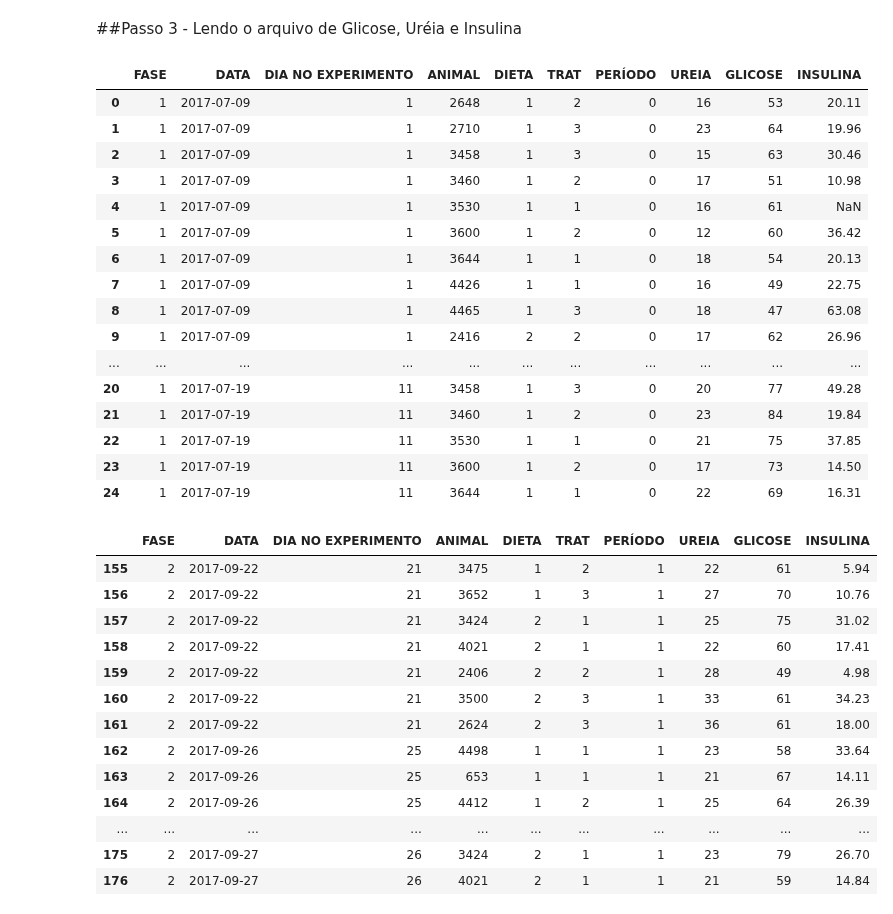
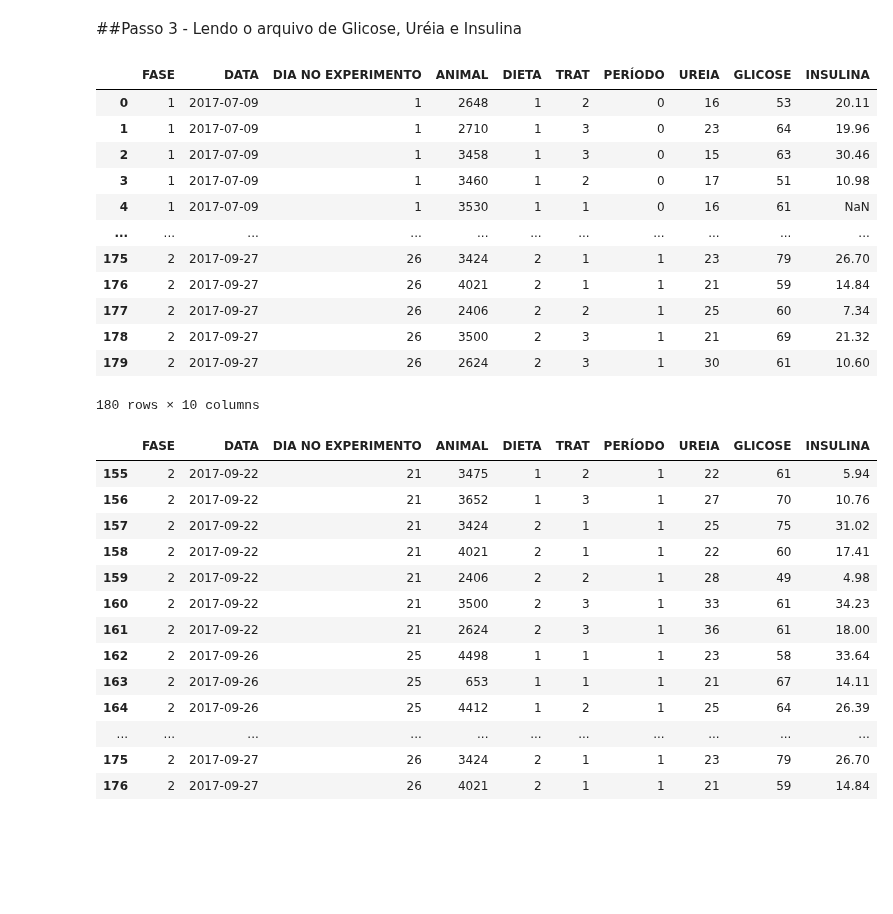
Before and after one commit to InstitutodaVinci3/vancouver, a Jupyter notebook: MedMepNewData.ipynb, the cells around one changed output. Cells and saved outputs as stored; diff of their text form; code cells hidden in the pictures; blank space fills up the shorter version.

```diff
--- a/MedMepNewData.ipynb
+++ b/MedMepNewData.ipynb
@@ -250,27 +235,23 @@ cons.describe()
 # %% [markdown]
 ##Passo 3 - Lendo o arquivo de Glicose, Uréia e Insulina
 # %%
-glu = pd.read_excel('/content/drive/MyDrive/MedMep/New_Data_ XLSX/GLICOSE_UREIA_INSULINA.xlsx')
+#glu = pd.read_excel('/content/drive/MyDrive/MedMep/New_Data_ XLSX/GLICOSE_UREIA_INSULINA.xlsx')
+glu = pd.read_excel('https://raw.githubusercontent.com/InstitutodaVinci3/Vancouver/master/Experimento/GLICOSE_UREIA_INSULINA.xlsx')
+glu
+# %% [output]
+|  | FASE | DATA | DIA NO EXPERIMENTO | ANIMAL | DIETA | TRAT | PERÍODO | UREIA | GLICOSE | INSULINA |
+| 0 | 1 | 2017-07-09 | 1 | 2648 | 1 | 2 | 0 | 16 | 53 | 20.11 |
+| 1 | 1 | 2017-07-09 | 1 | 2710 | 1 | 3 | 0 | 23 | 64 | 19.96 |
+| 2 | 1 | 2017-07-09 | 1 | 3458 | 1 | 3 | 0 | 15 | 63 | 30.46 |
+| 3 | 1 | 2017-07-09 | 1 | 3460 | 1 | 2 | 0 | 17 | 51 | 10.98 |
+| 4 | 1 | 2017-07-09 | 1 | 3530 | 1 | 1 | 0 | 16 | 61 | NaN |
+| ... | ... | ... | ... | ... | ... | ... | ... | ... | ... | ... |
+| 175 | 2 | 2017-09-27 | 26 | 3424 | 2 | 1 | 1 | 23 | 79 | 26.70 |
+| 176 | 2 | 2017-09-27 | 26 | 4021 | 2 | 1 | 1 | 21 | 59 | 14.84 |
+| 177 | 2 | 2017-09-27 | 26 | 2406 | 2 | 2 | 1 | 25 | 60 | 7.34 |
+| 178 | 2 | 2017-09-27 | 26 | 3500 | 2 | 3 | 1 | 21 | 69 | 21.32 |
+| 179 | 2 | 2017-09-27 | 26 | 2624 | 2 | 3 | 1 | 30 | 61 | 10.60 |
+180 rows × 10 columns
-# %%
-glu.head(25)
-# %% [output]
-|  | FASE | DATA | DIA NO EXPERIMENTO | ANIMAL | DIETA | TRAT | PERÍODO | UREIA | GLICOSE | INSULINA |
-| 0 | 1 | 2017-07-09 | 1 | 2648 | 1 | 2 | 0 | 16 | 53 | 20.11 |
-| 1 | 1 | 2017-07-09 | 1 | 2710 | 1 | 3 | 0 | 23 | 64 | 19.96 |
-| 2 | 1 | 2017-07-09 | 1 | 3458 | 1 | 3 | 0 | 15 | 63 | 30.46 |
-| 3 | 1 | 2017-07-09 | 1 | 3460 | 1 | 2 | 0 | 17 | 51 | 10.98 |
-| 4 | 1 | 2017-07-09 | 1 | 3530 | 1 | 1 | 0 | 16 | 61 | NaN |
-| 5 | 1 | 2017-07-09 | 1 | 3600 | 1 | 2 | 0 | 12 | 60 | 36.42 |
-| 6 | 1 | 2017-07-09 | 1 | 3644 | 1 | 1 | 0 | 18 | 54 | 20.13 |
-| 7 | 1 | 2017-07-09 | 1 | 4426 | 1 | 1 | 0 | 16 | 49 | 22.75 |
-| 8 | 1 | 2017-07-09 | 1 | 4465 | 1 | 3 | 0 | 18 | 47 | 63.08 |
-| 9 | 1 | 2017-07-09 | 1 | 2416 | 2 | 2 | 0 | 17 | 62 | 26.96 |
-| ... | ... | ... | ... | ... | ... | ... | ... | ... | ... | ... |
-| 20 | 1 | 2017-07-19 | 11 | 3458 | 1 | 3 | 0 | 20 | 77 | 49.28 |
-| 21 | 1 | 2017-07-19 | 11 | 3460 | 1 | 2 | 0 | 23 | 84 | 19.84 |
-| 22 | 1 | 2017-07-19 | 11 | 3530 | 1 | 1 | 0 | 21 | 75 | 37.85 |
-| 23 | 1 | 2017-07-19 | 11 | 3600 | 1 | 2 | 0 | 17 | 73 | 14.50 |
-| 24 | 1 | 2017-07-19 | 11 | 3644 | 1 | 1 | 0 | 22 | 69 | 16.31 |
 # %%
 glu.tail(25)
 # %% [output]
```
Also changed, not shown: parts of 29 cells of this notebook.
